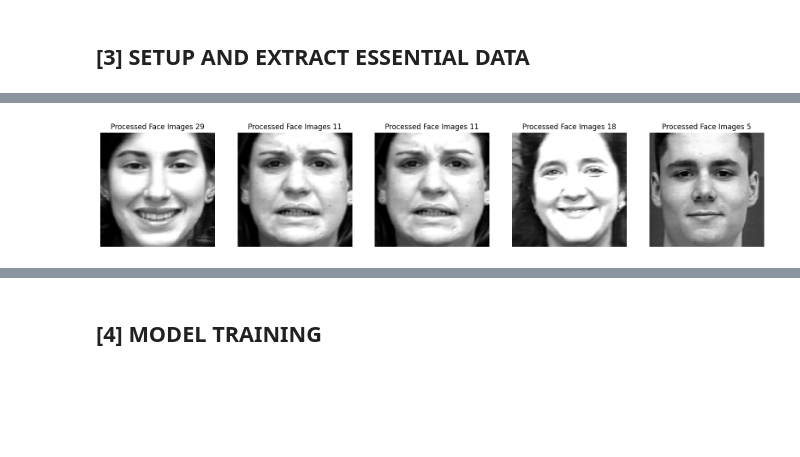
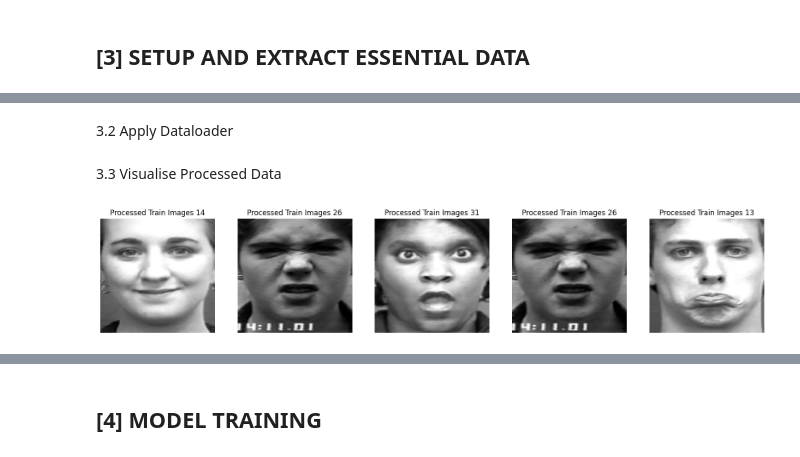
Before and after one commit to baopham2611/Deep_learning_a1, a Jupyter notebook: FacialClassifier.ipynb, the cells around one changed output, grey strips where cells are left out. Saved outputs shown, nothing was run; the diff lists cells and outputs as text; code cells hidden in the pictures; blank space fills up the shorter version.

```diff
--- a/FacialClassifier.ipynb
+++ b/FacialClassifier.ipynb
@@ -432,3 +449,5 @@ labels = {
     'AU26': df['AU26'].values,
     'emotion_output': to_categorical(df['high_level_emotion_num'].tolist(), num_classes = 3)
 }
+# %% [markdown]
+3.2 Apply Dataloader
@@ -435,26 +504,28 @@ labels = {
 # %%
-RANDOM_STATE = 42
-TEST_SIZE = 0.2
-au_codes = [17, 1, 2, 25, 27, 4, 7, 23, 24, 6, 12, 15, 14, 11, 26]
-# Split the data into training and validation sets
-X_train_paths, X_temp_paths, _, _ = train_test_split(n_image_filepaths, n_image_filepaths, test_size=TEST_SIZE, random_state=RANDOM_STATE)
-X_val_paths, X_test_paths, _, _ = train_test_split(X_temp_paths, X_temp_paths, test_size=0.5, random_state=RANDOM_STATE)
+# RANDOM_STATE = 42
+# TEST_SIZE = 0.2
+# au_codes = [17, 1, 2, 25, 27, 4, 7, 23, 24, 6, 12, 15, 14, 11, 26]
+# # Split the data into training and validation sets
+# X_train_paths, X_temp_paths, _, _ = train_test_split(n_image_filepaths, n_image_filepaths, test_size=TEST_SIZE, random_state=RANDOM_STATE)
+# X_val_paths, X_test_paths, _, _ = train_test_split(X_temp_paths, X_temp_paths, test_size=0.5, random_state=RANDOM_STATE)
 
-# Splitting training labels for each AU code
-train_labels = {}
-for au_code in au_codes:
-    y_train, _, _, _ = train_test_split(labels[f'AU{au_code}'], labels[f'AU{au_code}'], test_size=TEST_SIZE, random_state=RANDOM_STATE)
-    train_labels[f'AU{au_code}'] = y_train
+# # Splitting training labels for each AU code
+# train_labels = {}
+# for au_code in au_codes:
+#     y_train, _, _, _ = train_test_split(labels[f'AU{au_code}'], labels[f'AU{au_code}'], test_size=TEST_SIZE, random_state=RANDOM_STATE)
+#     train_labels[f'AU{au_code}'] = y_train
 
-# emotion_output labels
-y_train_emotion, y_temp_emotion, _, _ = train_test_split(labels['emotion_output'], labels['emotion_output'], test_size=TEST_SIZE, random_state=RANDOM_STATE)
-y_val_emotion, y_test_emotion, _, _ = train_test_split(y_temp_emotion, y_temp_emotion, test_size=0.5, random_state=RANDOM_STATE)
+# # emotion_output labels
+# y_train_emotion, y_temp_emotion, _, _ = train_test_split(labels['emotion_output'], labels['emotion_output'], test_size=TEST_SIZE, random_state=RANDOM_STATE)
+# y_val_emotion, y_test_emotion, _, _ = train_test_split(y_temp_emotion, y_temp_emotion, test_size=0.5, random_state=RANDOM_STATE)
 
 
-# Create loader for train, val , test
-train_loader = CustomDataLoader(X_train_paths, labels, batch_size=32, image_size=(224, 224), shuffle=True, augment=True)
-val_loader = CustomDataLoader(X_val_paths, labels, batch_size=32, image_size=(224, 224), shuffle=False, augment=False)
-test_loader = CustomDataLoader(X_test_paths, labels, batch_size=32, image_size=(224, 224), shuffle=False, augment=False)
+# # Create loader for train, val , test
+# train_loader = CustomDataLoader(X_train_paths, labels, batch_size=32, image_size=(224, 224), shuffle=True, augment=True)
+# val_loader = CustomDataLoader(X_val_paths, labels, batch_size=32, image_size=(224, 224), shuffle=False, augment=False)
+# test_loader = CustomDataLoader(X_test_paths, labels, batch_size=32, image_size=(224, 224), shuffle=False, augment=False)
+# %% [markdown]
+3.3 Visualise Processed Data
 # %%
 import random
 
@@ -471,7 +542,8 @@ def display_random_images(data_loader, title, num_images=5):
         plt.title(f"{title} {idx}")
         plt.axis('off')
     plt.show()
-
-display_random_images(train_loader, "Processed Face Images")
-# %% [output]
-[figure, removed]
+# %%
+# Train
+display_random_images(train_loader, "Processed Train Images")
+# %% [output]
+[figure, added]
```
Also changed, not shown: parts of 20 cells of this notebook.
